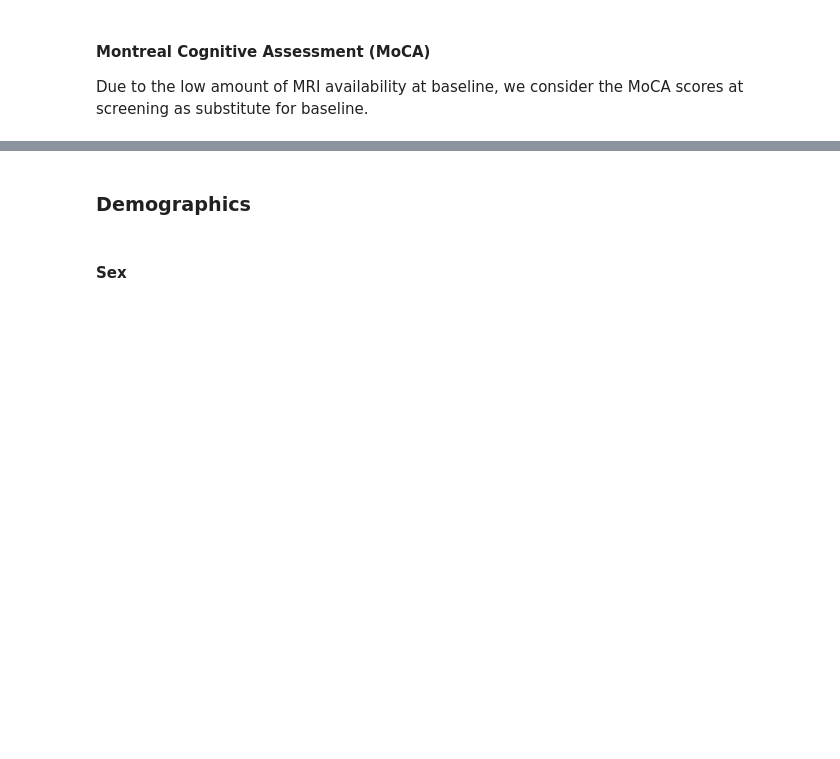
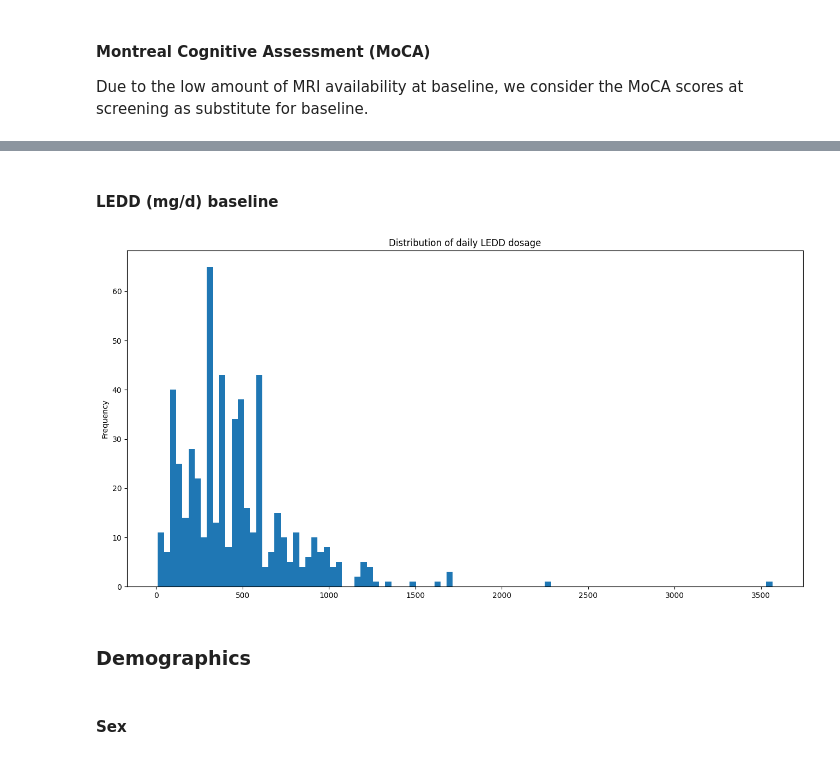
Before and after one commit to LivingPark-MRI/mak-etal, a Jupyter notebook: cohort_definition.ipynb, the cells around one changed output, grey strips where cells are left out. Cells and saved outputs as stored; diff of their text form; code cells hidden in the pictures; blank space fills up the shorter version.

Commit message:
[ADD] add ledd dosage to cohort.

```diff
--- a/cohort_definition.ipynb
+++ b/cohort_definition.ipynb
@@ -243,3 +222,46 @@ reformat_plot_labels(dist, ax, 1)
+# %% [markdown]
+#### LEDD (mg/d) baseline
+# %%
+mri_info = pd.read_csv(os.path.join(utils.study_files_dir, "3D_mri_info.csv")).rename(
+    columns={"Subject ID": "PATNO", "Visit": "EVENT_ID"}
+)[["PATNO", "EVENT_ID", "Study Date"]]
+
+mri_info["EVENT_ID"] = mri_info["EVENT_ID"].map(
+    {
+        "Screening": "SC",
+        "Baseline": "BL",
+        "Month 6": "V02",
+        "Month 12": "V04",
+        "Month 24": "V06",
+        "Month 36": "V08",
+        "Month 48": "V10",
+    }
+)
+mri_info["Study Date"] = pd.to_datetime(mri_info["Study Date"])
+# %%
+ledd = pd.read_csv(
+    os.path.join(utils.study_files_dir, "LEDD_Concomitant_Medication_Log.csv")
+).drop("EVENT_ID", axis=1)
+
+ledd["STARTDT"] = pd.to_datetime(ledd["STARTDT"])
+ledd["STOPDT"] = pd.to_datetime(ledd["STOPDT"])
+ledd["STOPDT"] = ledd["STOPDT"].mask(
+    ledd["STOPDT"].isna(), np.datetime64("now")
+)  # Include in progress dates.
+
+ledd["PATNO"] = ledd["PATNO"].astype(str)
+
+ledd = ledd[~ledd["LEDD"].isin(["LD x 0.33", "LD x 0.5"])]
+ledd["LEDD"] = ledd["LEDD"].astype(np.float16)
+
+visit_ledd = ledd.merge(mri_info, on=["PATNO"])
+ledd_clean = visit_ledd[(visit_ledd["STARTDT"] <= visit_ledd["Study Date"]) & (visit_ledd["Study Date"] <= visit_ledd["STOPDT"])].drop_duplicates()
+ledd = ledd_clean[ledd_clean["LEDD"].notna()].groupby(["PATNO", "EVENT_ID"])["LEDD"].sum().to_frame().reset_index()
+ledd["PATNO"] = ledd["PATNO"].astype(np.int64)
+
+ledd["LEDD"].plot(kind="hist", title="Distribution of daily LEDD dosage", bins=100);
+# %% [output]
+[figure, added]
 # %% [markdown]
 ### Demographics
 # %% [markdown]
```
Also changed, not shown: parts of 29 cells of this notebook.
